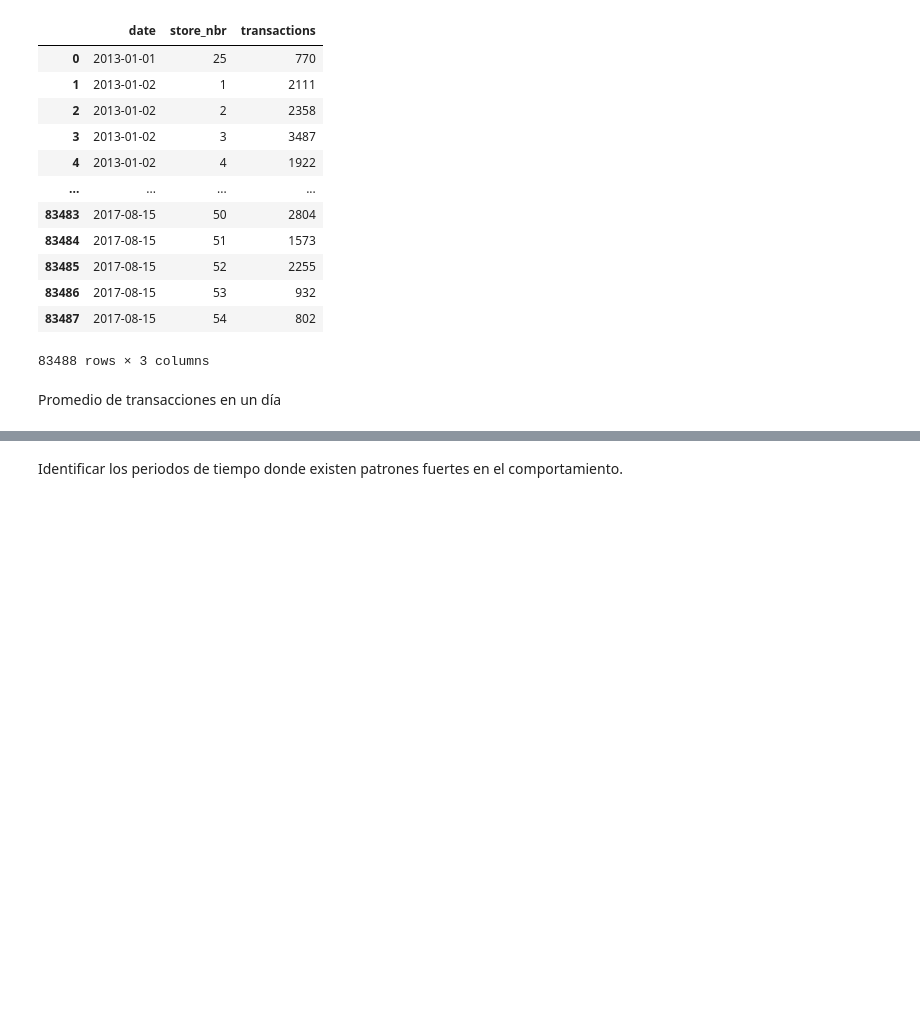
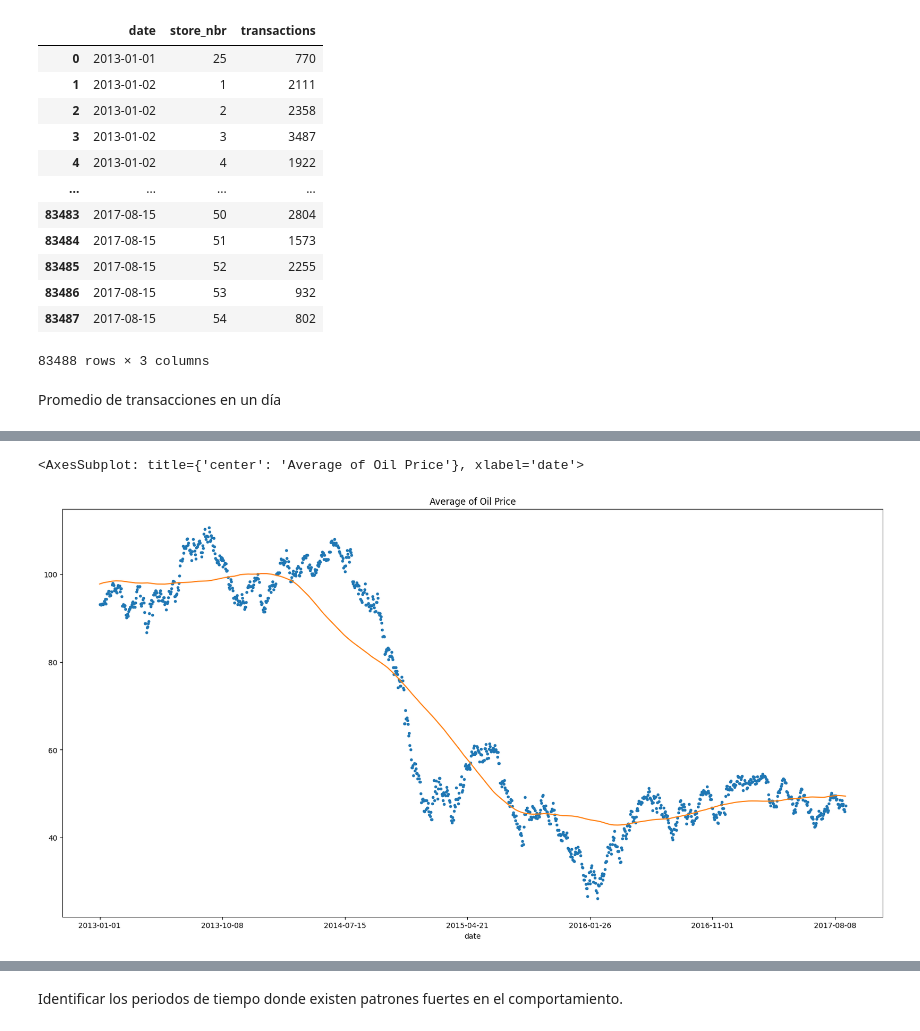
Before and after one commit to EmilianoV-TEC/Reto_TC3006C, a Jupyter notebook: avance-1-reto.ipynb, the cells around one changed output, grey strips where cells are left out. Saved outputs shown, nothing was run; the diff lists cells and outputs as text; code cells hidden in the pictures; blank space fills up the shorter version.

```diff
--- a/avance-1-reto.ipynb
+++ b/avance-1-reto.ipynb
@@ -237,0 +250,3 @@ px.scatter(x = pd.to_datetime(average_transactions_df["date"]), y = average_tran
+# %%
+average_price = df_oil.groupby('date')['dcoilwtico'].mean()
+average_price.head()
@@ -237,0 +261,7 @@ px.scatter(x = pd.to_datetime(average_transactions_df["date"]), y = average_tran
+# %%
+moving_average3 = average_price.rolling(window=365, center=True, min_periods=183).mean()
+average_price.plot(style='.',figsize=(20,10), title='Average of Oil Price')
+moving_average3.plot()
+# %% [output]
+<AxesSubplot: title={'center': 'Average of Oil Price'}, xlabel='date'>
+[figure, added]
```
Also changed, not shown: parts of 42 cells of this notebook, 1 other file.
